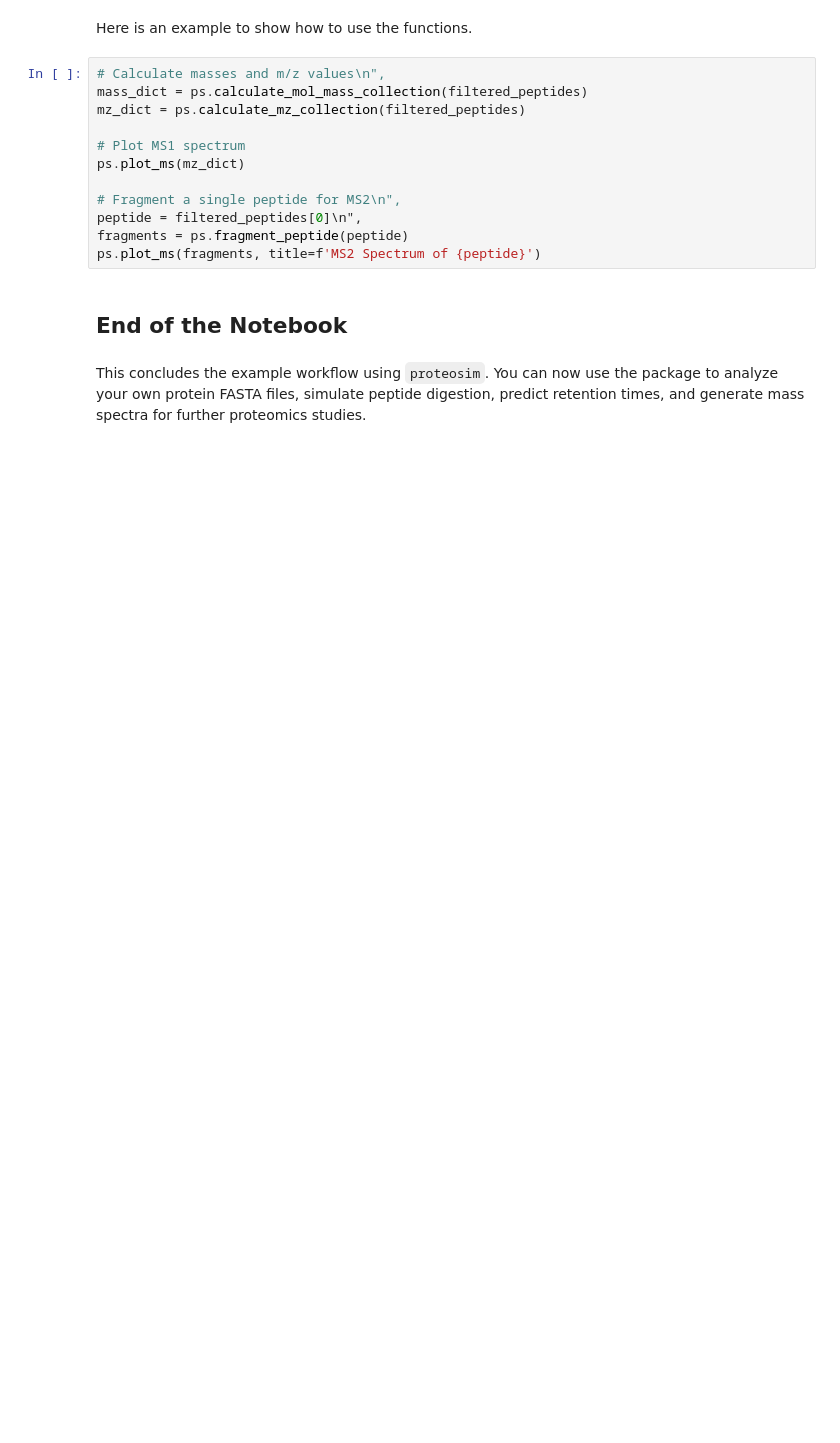
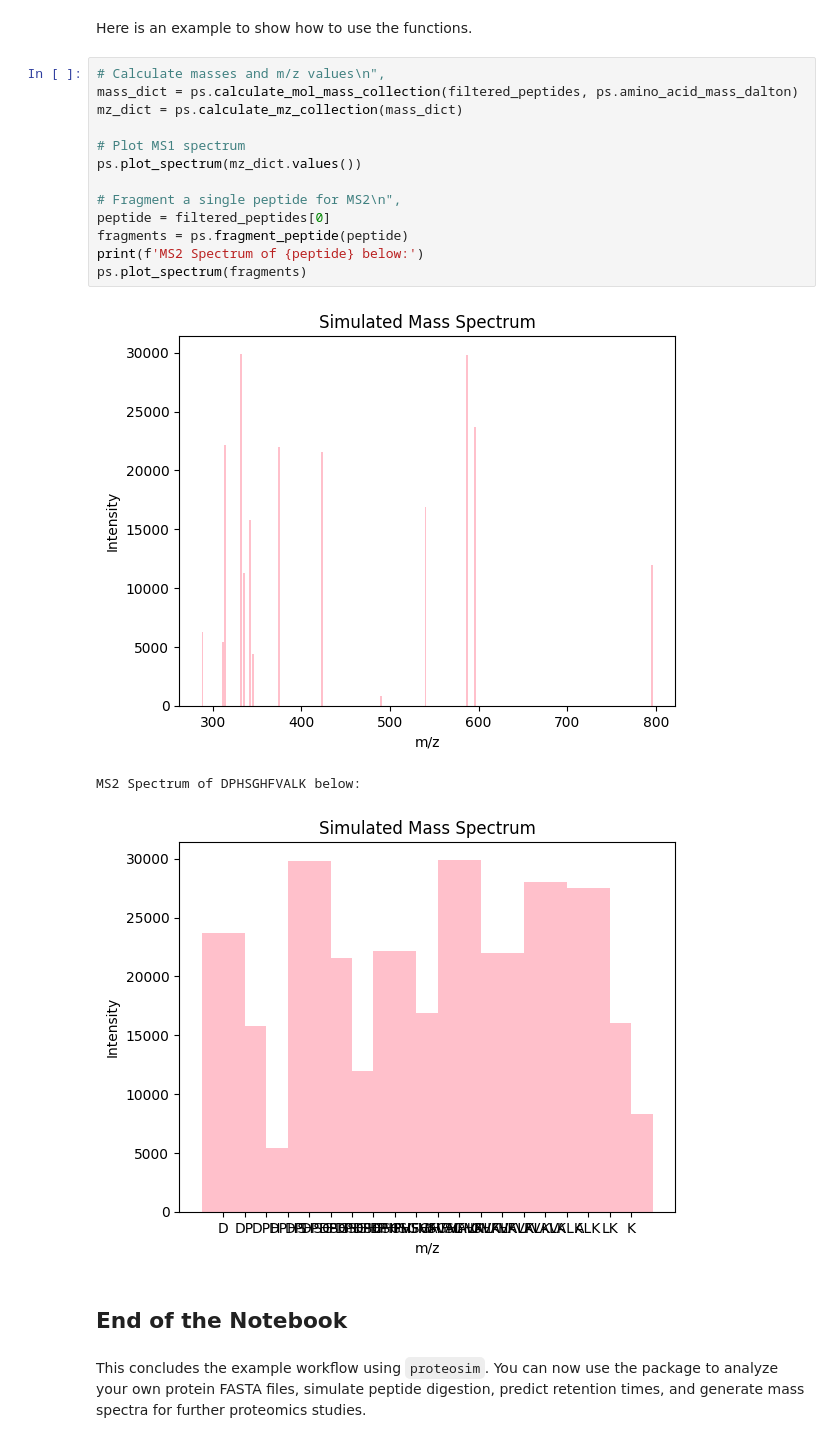
Before and after one commit to lilli189/proteosim, a Jupyter notebook: ms_experiment_final.ipynb, the cells around one changed output. Cells and saved outputs as stored; diff of their text form; blank space fills up the shorter version.

```diff
--- a/ms_experiment_final.ipynb
+++ b/ms_experiment_final.ipynb
@@ -124,16 +129,21 @@ ps.
 Here is an example to show how to use the functions.
 # %%
 # Calculate masses and m/z values\n",
-mass_dict = ps.calculate_mol_mass_collection(filtered_peptides)
-mz_dict = ps.calculate_mz_collection(filtered_peptides)
+mass_dict = ps.calculate_mol_mass_collection(filtered_peptides, ps.amino_acid_mass_dalton)
+mz_dict = ps.calculate_mz_collection(mass_dict)
 
 # Plot MS1 spectrum
-ps.plot_ms(mz_dict)
+ps.plot_spectrum(mz_dict.values())
 
 # Fragment a single peptide for MS2\n",
-peptide = filtered_peptides[0]\n",
+peptide = filtered_peptides[0]
 fragments = ps.fragment_peptide(peptide)
-ps.plot_ms(fragments, title=f'MS2 Spectrum of {peptide}')
+print(f'MS2 Spectrum of {peptide} below:')
+ps.plot_spectrum(fragments)
+# %% [output]
+[figure, added]
+MS2 Spectrum of DPHSGHFVALK below:
+[figure, added]
 # %% [markdown]
 ## End of the Notebook
 # %% [markdown]
```
Also changed, not shown: parts of 1 cell of this notebook, 3 other files.
